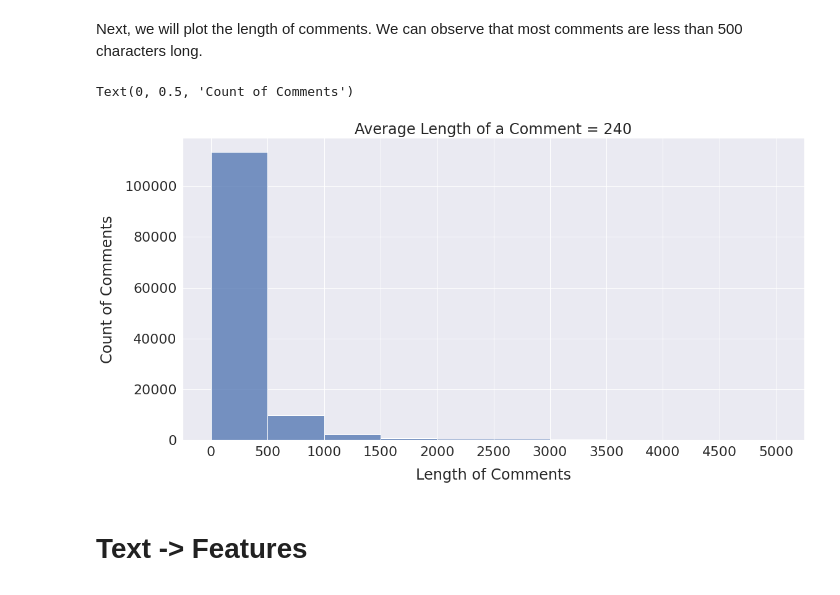
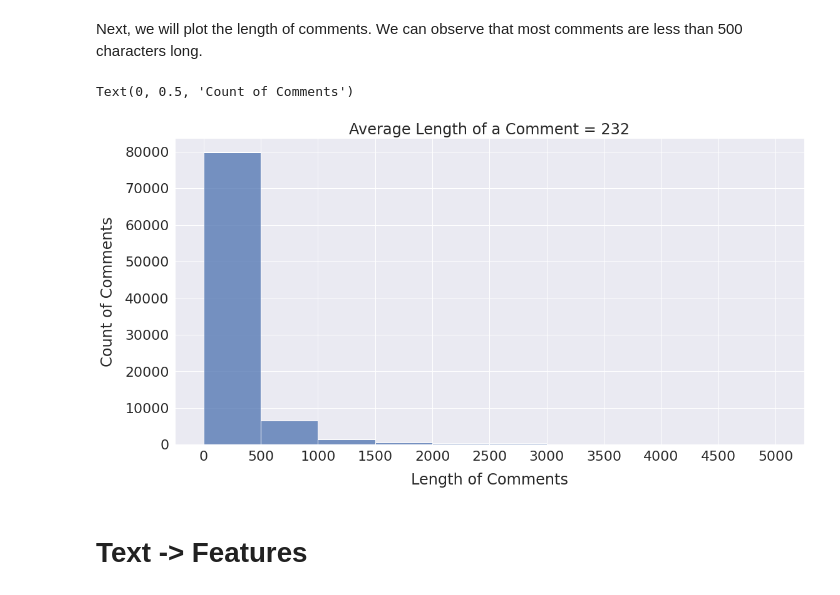
Before and after one commit to mayankchadha16/Why-so-Harsh, a Jupyter notebook: Clones.ipynb, the cells around one changed output. Cells and saved outputs as stored; diff of their text form; code cells hidden in the pictures.

```diff
--- a/Clones.ipynb
+++ b/Clones.ipynb
@@ -144,9 +148,10 @@ df['text'].iloc[0]
 from nltk.corpus import stopwords
 
 stop = stopwords.words('english')
-
 not_stop_words = {'no', 'not', 'nor'}
-
 modified_stop = [ele for ele in stop if ele not in not_stop_words]
 
-df['text'] = df['text'].apply(lambda x : ' '.join([word for word in x.split(' ') if word not in modified_stop]))
+def remove_stop_words(df, column):
+
+    df[column] = df[column].apply(lambda x : ' '.join([word for word in x.split(' ') if word not in modified_stop]))
+    return df
@@ -168,9 +158,13 @@ Name: text, Length: 127656, dtype: object
+# %%
+df_train = remove_stop_words(df_train, 'text')
+df_test = remove_stop_words(df_test, 'text')
 # %% [markdown]
 ###Remove words of length <=2
 # %%
-def clean_small(review_text):
-    return re.sub(r'\b\w{1,2}\b', '', review_text)
+def clean_small(text):
+    return re.sub(r'\b\w{1,2}\b', '', text)
 
-df['text'] = df['text'].apply(clean_small)
-
-df['text'] = df['text'].apply(lambda x : " ".join(x.split()))
+def remove_less_2(df, column):
+    df[column] = df[column].apply(clean_small)
+    df[column] = noise_removal().rm_whitespace(df, column)
+    return df
@@ -181,3 +171,6 @@ df['text'].iloc[0]
+# %%
+df_train = remove_less_2(df_train, 'text')
+df_test = remove_less_2(df_test, 'text')
 # %% [markdown]
 # Todo
 **Remove words like 'zzzzzzzzzzzzzzzzzzzzzzz', 'testtting', 'grrrrrrreeeettttt' etc. Preserves words like 'looks', 'goods', 'soon'.We will remove all such words which has three consecutive repeating characters.**
@@ -293,17 +286,17 @@ show_wordcloud(corpus)
 # %% [markdown]
 Next, we will plot the length of comments. We can observe that most comments are less than 500 characters long.
 # %%
-text_len = df.text.str.len()
+text_len = df_train.text.str.len()
 
 plt.title("Average Length of a Comment = " + str(int(text_len.mean())))
 plt.xticks(range(0, 5000+1, 500))
 
 ax = sns.histplot(text_len, binwidth=500)
 ax.set_xlabel('Length of Comments')
 ax.set_ylabel('Count of Comments')
 # %% [output]
 Text(0, 0.5, 'Count of Comments')
-[figure, old version]
+[figure, new version]
 # %% [markdown]
 # Text -> Features
 # %% [markdown]
```
Also changed, not shown: parts of 52 cells of this notebook.
